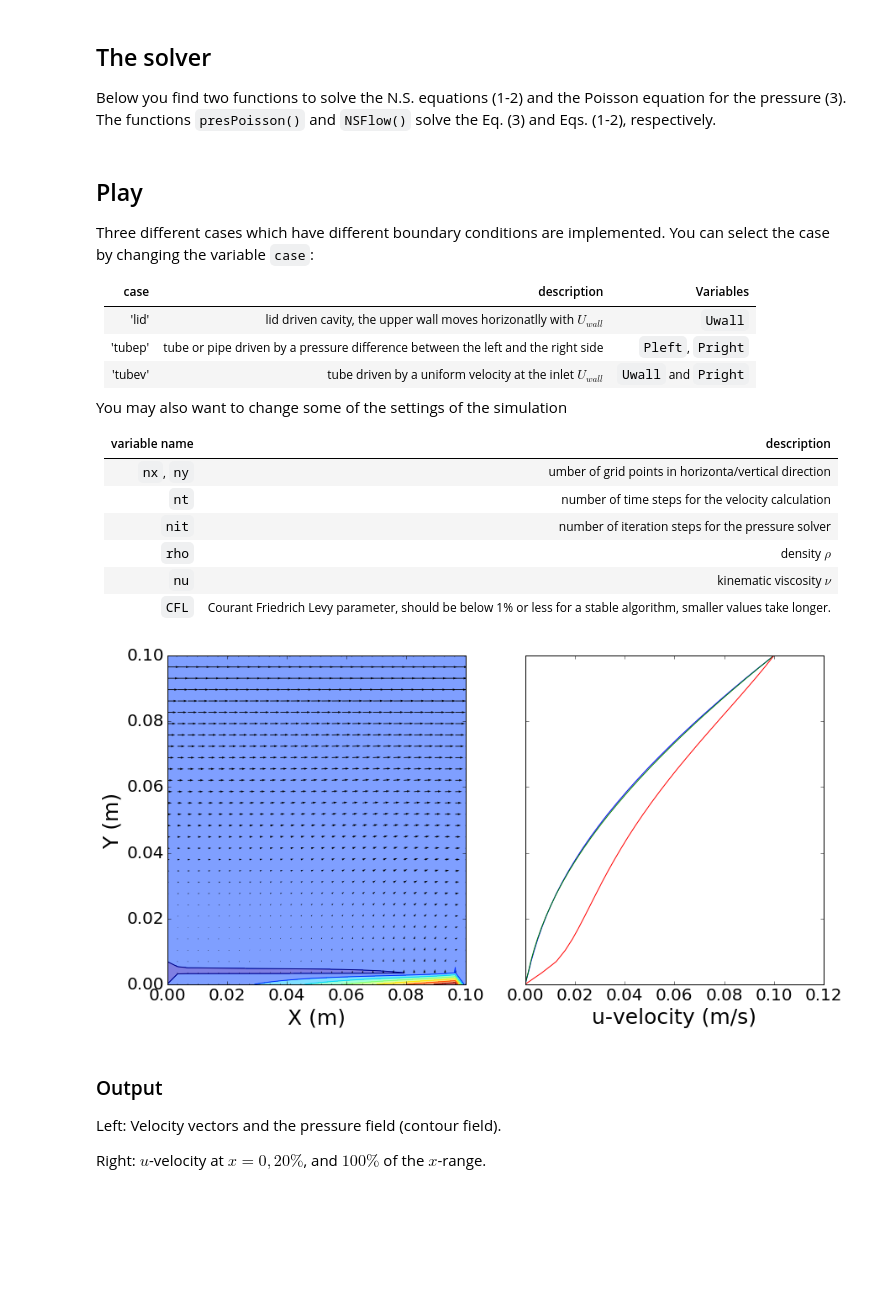
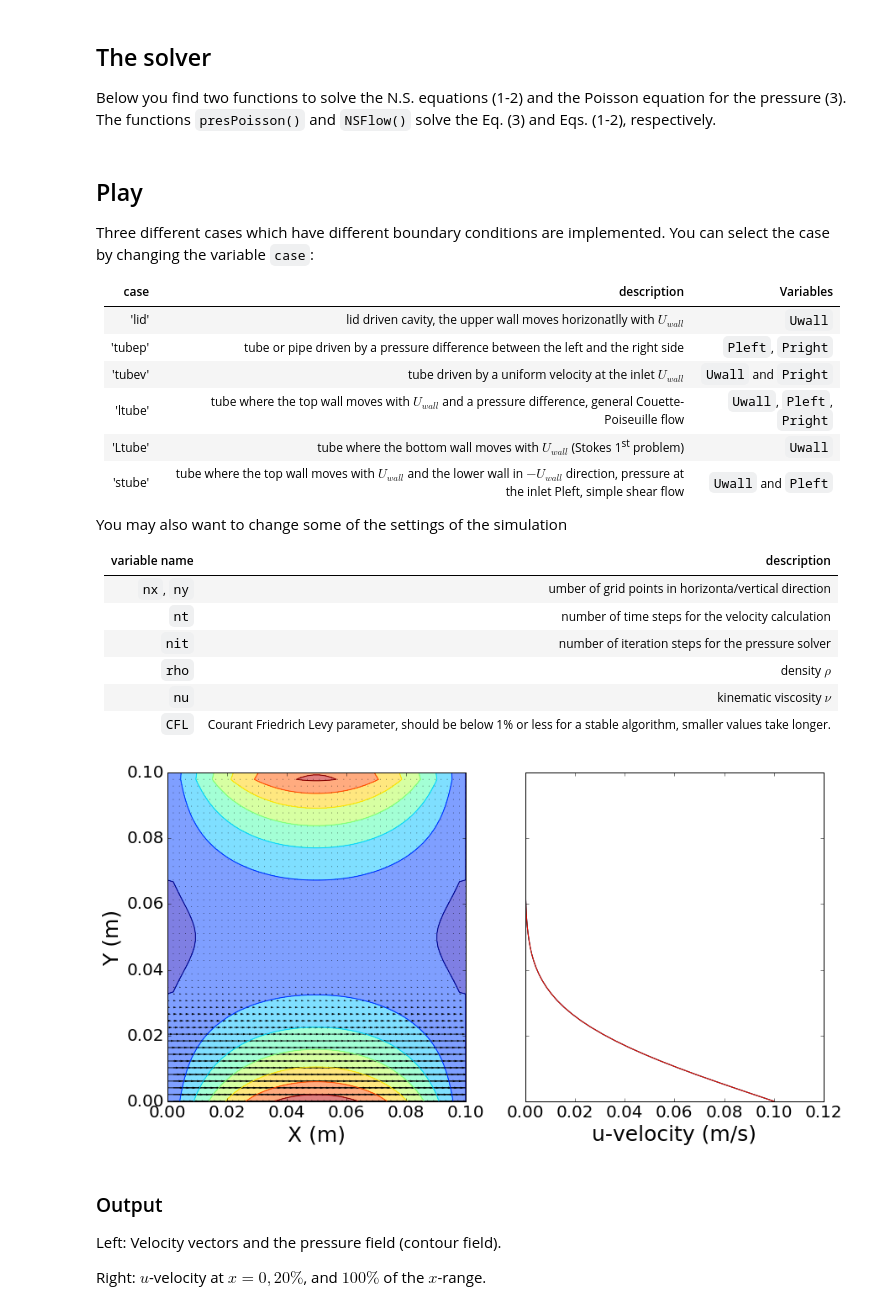
Before and after one commit to cdohl/ph3501, a Jupyter notebook: notebooks/13a_Navier Stokes example.ipynb, the cells around one changed output. Drawn from its saved outputs; the diff is of its cells as text; code cells hidden in the pictures; blank space fills up the shorter version.

```diff
--- a/notebooks/13a_Navier Stokes example.ipynb
+++ b/notebooks/13a_Navier Stokes example.ipynb
@@ -220,6 +252,9 @@ Three different cases which have different boundary conditions are implemented.
 | 'lid'  | lid driven cavity, the upper wall moves horizonatlly with $U_{wall}$  | ``Uwall`` |
 | 'tubep' | tube or pipe driven by a pressure difference between the left and the right side | ``Pleft``, ``Pright`` |
 | 'tubev'  | tube driven by a uniform velocity at the inlet $U_{wall}$ | ``Uwall`` and ``Pright``|
+| 'ltube'  | tube where the top wall moves with $U_{wall}$ and a pressure difference, general Couette-Poiseuille flow | ``Uwall``, ``Pleft``, ``Pright``|
+| 'Ltube'  | tube where the bottom wall moves with $U_{wall}$ (Stokes 1<sup>st</sup> problem) | ``Uwall``|
+| 'stube'  | tube where the top wall moves with $U_{wall}$ and the lower wall in $-U_{wall}$ direction, pressure at the inlet Pleft, simple shear flow | ``Uwall`` and ``Pleft``|
 
 You may also want to change some of the settings of the simulation
 
@@ -232,11 +267,11 @@ You may also want to change some of the settings of the simulation
 | ``nu``| kinematic viscosity $\nu$ |
 | ``CFL`` | Courant Friedrich Levy parameter, should be below 1% or less for a stable algorithm, smaller values take longer.|
 # %%
-nx = 30    #number of grid points in horizontal direction
-ny = 30    #number of grid points in vertical direction
+nx = 50    #number of grid points in horizontal direction
+ny = 50    #number of grid points in vertical direction
 xlen= 0.1  #physical length in horizontal direction in [m]
 ylen= 0.1  #physical length in vertical direction in [m]
-nt = 1000  #number of time steps each having length dt (see below)
+nt = 200  #number of time steps each having length dt (see below)
 nit = 100  #number of Poisson iterative steps
 
 dx = xlen/(nx-1)
@@ -245,38 +280,40 @@ x = np.linspace(0, xlen, nx)
 y = np.linspace(0, ylen, ny)
 X,Y = np.meshgrid(x, y)
 
-case='ltube'    #choose case, either 'tubep', 'tubev', or 'lid'
-Pleft=0.      #pressure left for tube case [Pa]
-Pright=0.      #pressure right for tube case [Pa]
+case='Ltube'    #choose case, either 'tubep', 'tubev', or 'lid'
+Pleft=1.      #pressure left for tube case [Pa]
+Pright=100.      #pressure right for tube case [Pa]
 Uwall=0.1      #velocity of the wall for the lid-case or the inlet velocity of tubev
-rho = 1000     #density of the liquid [kg/m^3]
+rho = 1000.     #density of the liquid [kg/m^3]
 nu = 0.1       #kinematic viscosity [m^2/s]
 CFL = 0.0005    #CFL number sufficientl small to be stable
 
 dt = CFL * dx / Uwall
 
 u = np.zeros((ny, nx)) #velocity field arrays
 v = np.zeros((ny, nx))
 p = np.zeros((ny, nx)) #pressure field arrays
 b = np.zeros((ny, nx)) #this is needed for the Poisson solver
 
 #solve the Equations (1-3)
 u, v, p = NSFlow(nt, u, v, dt, dx, dy, p, rho, nu)
 
+
+plt.figur
 #plot the results
 f, (ax1, ax2) = plt.subplots(1,2, sharey=True,figsize=(14,7),dpi=100);
 ax1.contourf(X, Y, p, alpha=0.5)
 ax1.contour(X, Y, p)
 ax1.quiver(X, Y, u, v)
 ax1.set_xlabel('X (m)',size=25);ax1.set_ylabel('Y (m)', size=25);
 ax1.tick_params(labelsize=20)
 ax1.set_xlim([0.,x[-1]])
 ax1.set_ylim([0.,y[-1]])
 ax2.plot(u[:,[1,int(nx*.2),nx-1]],y)
 ax2.set_xlabel(r'u-velocity (m/s)',size=25)
 ax2.tick_params(labelsize=20);
 # %% [output]
-[figure, old version]
+[figure, new version]
 # %% [markdown]
 ### Output
 
```
Also changed, not shown: parts of 1 cell of this notebook, 8 other files.
